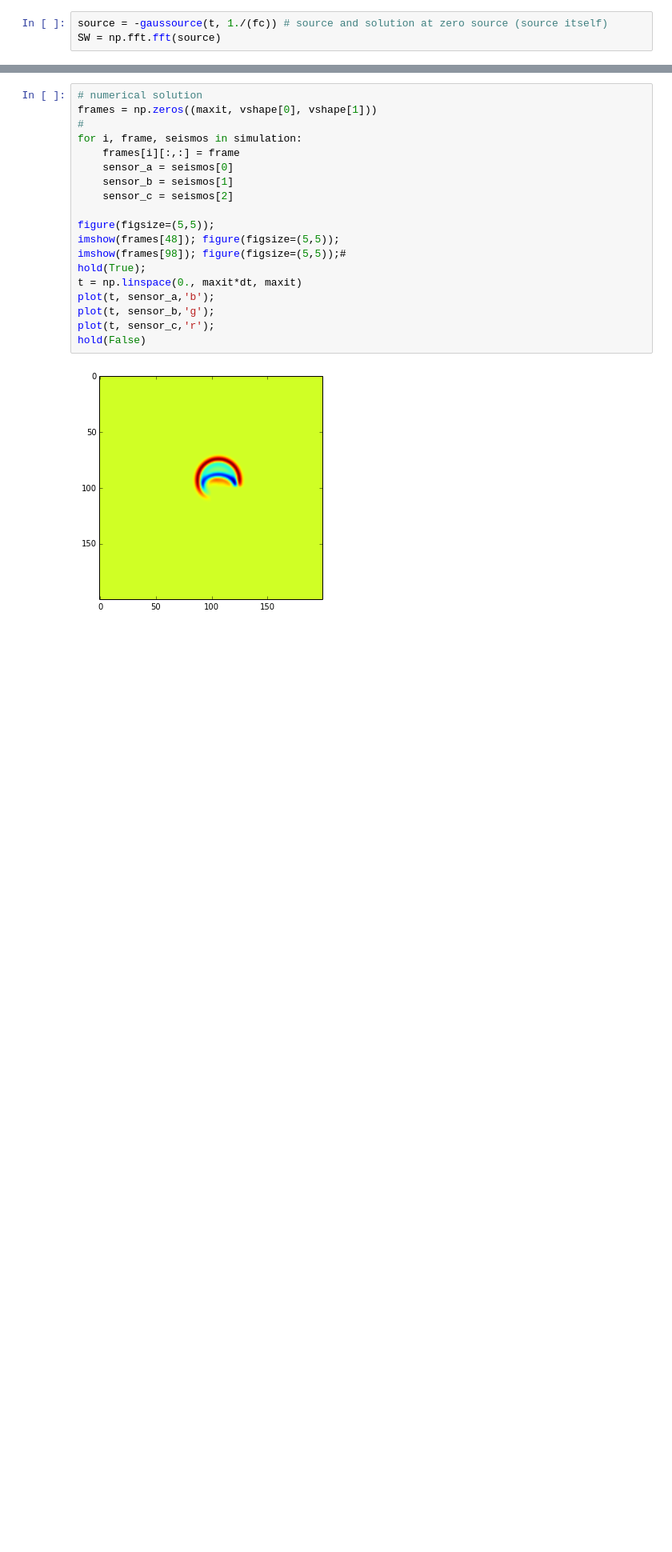
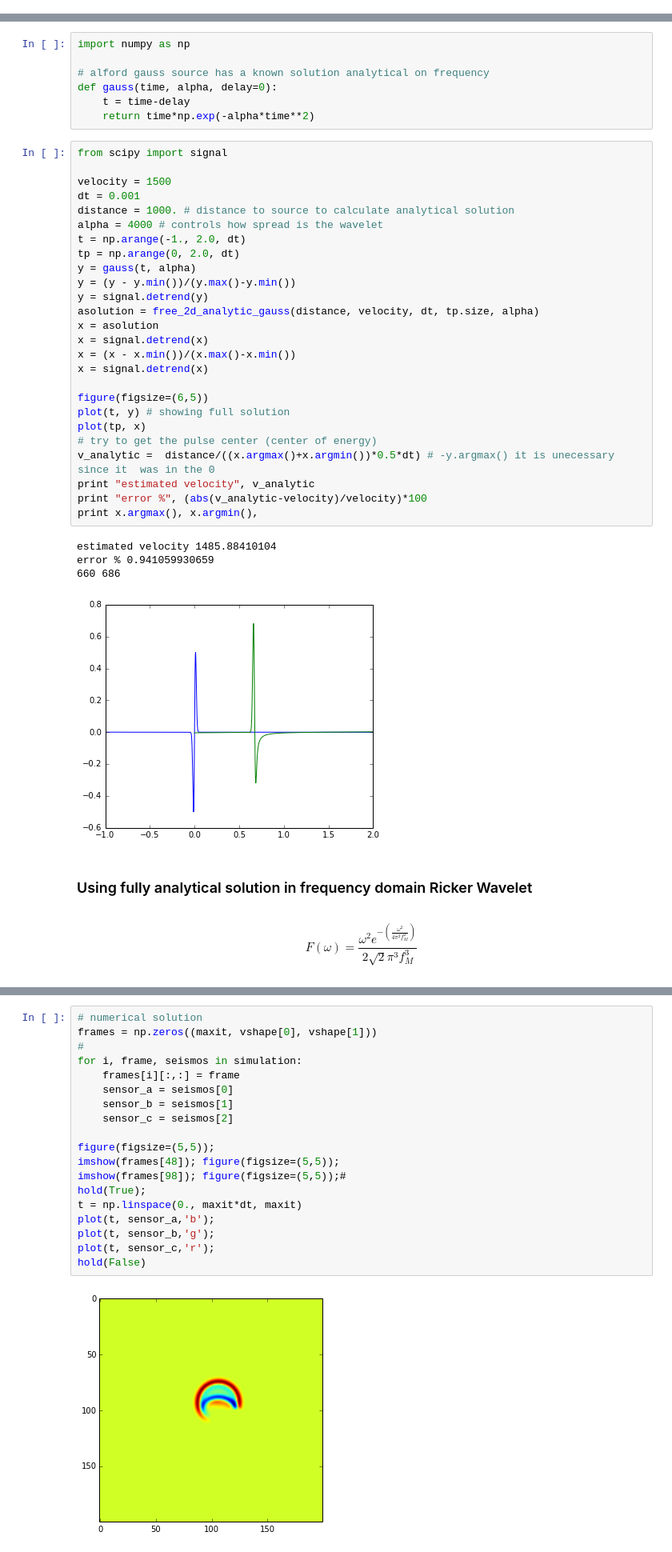
Before and after one commit to eusoubrasileiro/geonumerics, a Jupyter notebook: ipython_notebooks/Fatiando - F.D. vs Analytic Solution.ipynb, the cells around one changed output, grey strips where cells are left out. Shown at 80% size. Saved outputs shown, nothing was run; the diff lists cells and outputs as text; blank space fills up the shorter version.

Commit message:
Many updates on analytical solution.
Free space workin nice but I created many tests over it.
Did not trust the analytical solution.

```diff
--- a/ipython_notebooks/Fatiando - F.D. vs Analytic Solution.ipynb
+++ b/ipython_notebooks/Fatiando - F.D. vs Analytic Solution.ipynb
@@ -36,3 +0,0 @@ t = np.arange(0., 2.0, dt)
-# %%
-source = -gaussource(t, 1./(fc)) # source and solution at zero source (source itself)
-SW = np.fft.fft(source)
@@ -188,0 +153,43 @@ G value (Alford) greatly controls numerical dispersion.
+# %%
+import numpy as np
+
+# alford gauss source has a known solution analytical on frequency
+def gauss(time, alpha, delay=0):
+    t = time-delay
+    return time*np.exp(-alpha*time**2)
+# %%
+from scipy import signal
+
+velocity = 1500
+dt = 0.001
+distance = 1000. # distance to source to calculate analytical solution
+alpha = 4000 # controls how spread is the wavelet
+t = np.arange(-1., 2.0, dt)
+tp = np.arange(0, 2.0, dt)
+y = gauss(t, alpha)
+y = (y - y.min())/(y.max()-y.min())
+y = signal.detrend(y)
+asolution = free_2d_analytic_gauss(distance, velocity, dt, tp.size, alpha)
+x = asolution
+x = signal.detrend(x)
+x = (x - x.min())/(x.max()-x.min())
+x = signal.detrend(x)
+
+figure(figsize=(6,5))
+plot(t, y) # showing full solution
+plot(tp, x)
+# try to get the pulse center (center of energy)
+v_analytic =  distance/((x.argmax()+x.argmin())*0.5*dt) # -y.argmax() it is unecessary since it  was in the 0
+print "estimated velocity", v_analytic
+print "error %", (abs(v_analytic-velocity)/velocity)*100
+print x.argmax(), x.argmin(),
+# %% [output]
+estimated velocity 1485.88410104
+error % 0.941059930659
+660 686
+[figure, added]
+# %% [markdown]
+### Using fully analytical solution in frequency domain Ricker Wavelet ###
+# %% [markdown]
+
+$$ F(\omega) = \frac{ \omega^2 e^{-\left(\frac{\omega^2}{4\pi^2 f_M^2}\right)} }{ 2\sqrt{2} \pi^3 f_M^3 }$$
```
Also changed, not shown: parts of 44 cells of this notebook.
